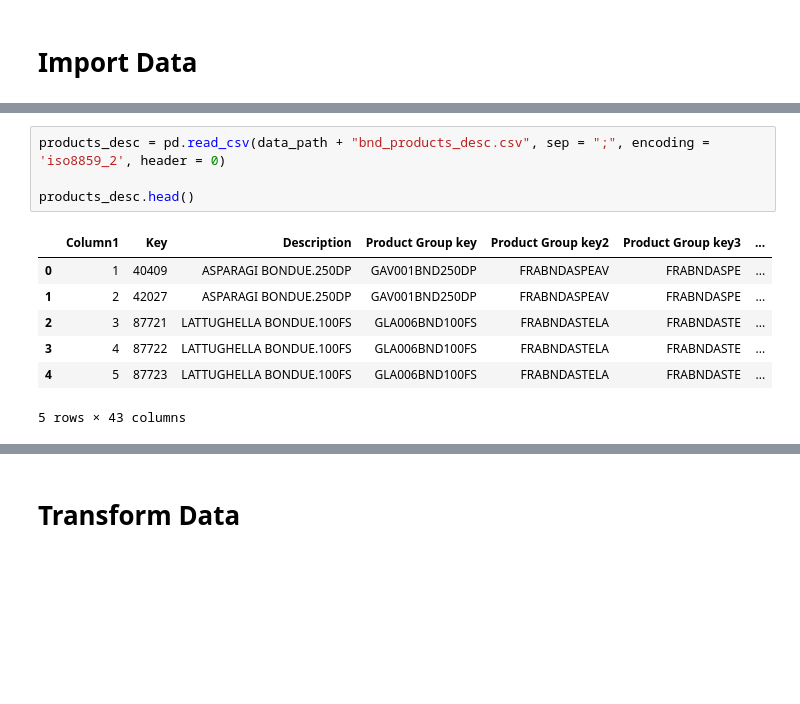
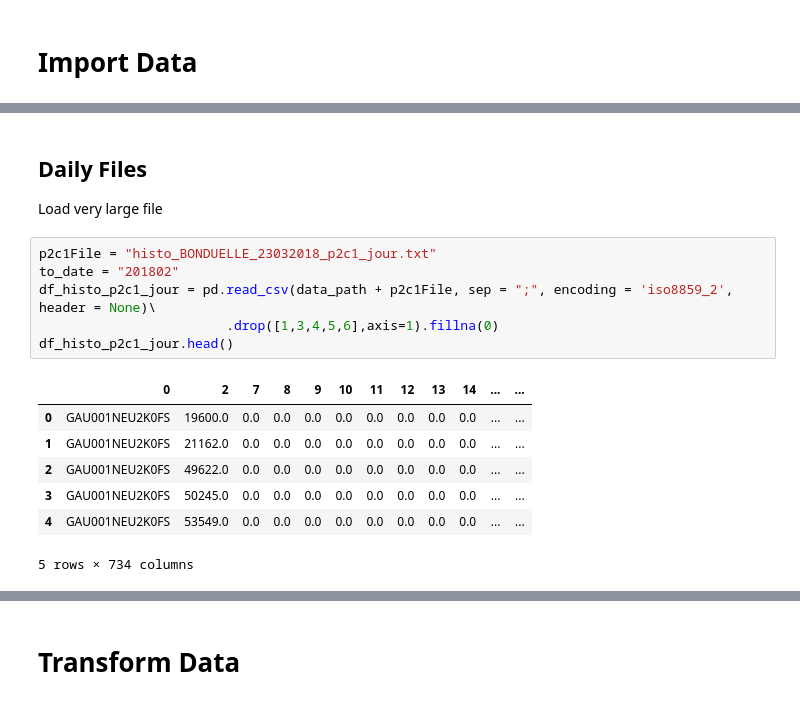
Before and after one commit to imad24/pc_clustering, a Jupyter notebook: notebooks/Data Import.ipynb, the cells around one changed output, grey strips where cells are left out. Saved outputs shown, nothing was run; the diff lists cells and outputs as text; blank space fills up the shorter version.

Commit message:
preprocess data 1.0

```diff
--- a/notebooks/Data Import.ipynb
+++ b/notebooks/Data Import.ipynb
@@ -48,14 +53,19 @@ df_histo_p2c4 = pd.read_csv(data_path + "data_histo_bnd_ita_p2c4.csv", sep = ";"
 #Client files
 df_client = pd.read_csv(data_path + "data_client_bnd_ita.csv", sep = ";", encoding = 'iso8859_2', header = 0)
+# %% [markdown]
+## Daily Files
+Load very large file
 # %%
-products_desc = pd.read_csv(data_path + "bnd_products_desc.csv", sep = ";", encoding = 'iso8859_2', header = 0)
-
-products_desc.head()
+p2c1File = "histo_BONDUELLE_23032018_p2c1_jour.txt"
+to_date = "201802"
+df_histo_p2c1_jour = pd.read_csv(data_path + p2c1File, sep = ";", encoding = 'iso8859_2', header = None)\
+                        .drop([1,3,4,5,6],axis=1).fillna(0)
+df_histo_p2c1_jour.head()
 # %% [output]
-|  | Column1 | Key | Description | Product Group key | Product Group key2 | Product Group key3 | ... |
-| 0 | 1 | 40409 | ASPARAGI BONDUE.250DP | GAV001BND250DP | FRABNDASPEAV | FRABNDASPE | ... |
-| 1 | 2 | 42027 | ASPARAGI BONDUE.250DP | GAV001BND250DP | FRABNDASPEAV | FRABNDASPE | ... |
-| 2 | 3 | 87721 | LATTUGHELLA BONDUE.100FS | GLA006BND100FS | FRABNDASTELA | FRABNDASTE | ... |
-| 3 | 4 | 87722 | LATTUGHELLA BONDUE.100FS | GLA006BND100FS | FRABNDASTELA | FRABNDASTE | ... |
-| 4 | 5 | 87723 | LATTUGHELLA BONDUE.100FS | GLA006BND100FS | FRABNDASTELA | FRABNDASTE | ... |
+|  | 0 | 2 | 7 | 8 | 9 | 10 | 11 | 12 | 13 | 14 | ... | ... |
+| 0 | GAU001NEU2K0FS | 19600.0 | 0.0 | 0.0 | 0.0 | 0.0 | 0.0 | 0.0 | 0.0 | 0.0 | ... | ... |
+| 1 | GAU001NEU2K0FS | 21162.0 | 0.0 | 0.0 | 0.0 | 0.0 | 0.0 | 0.0 | 0.0 | 0.0 | ... | ... |
+| 2 | GAU001NEU2K0FS | 49622.0 | 0.0 | 0.0 | 0.0 | 0.0 | 0.0 | 0.0 | 0.0 | 0.0 | ... | ... |
+| 3 | GAU001NEU2K0FS | 50245.0 | 0.0 | 0.0 | 0.0 | 0.0 | 0.0 | 0.0 | 0.0 | 0.0 | ... | ... |
+| 4 | GAU001NEU2K0FS | 53549.0 | 0.0 | 0.0 | 0.0 | 0.0 | 0.0 | 0.0 | 0.0 | 0.0 | ... | ... |
-5 rows × 43 columns
+5 rows × 734 columns
```
Also changed, not shown: parts of 7 cells of this notebook, 8 other files.
